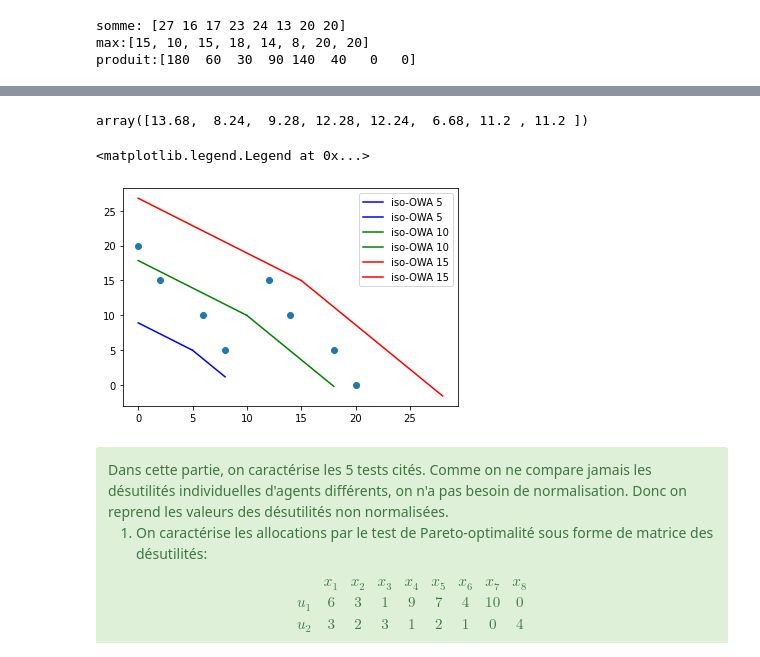
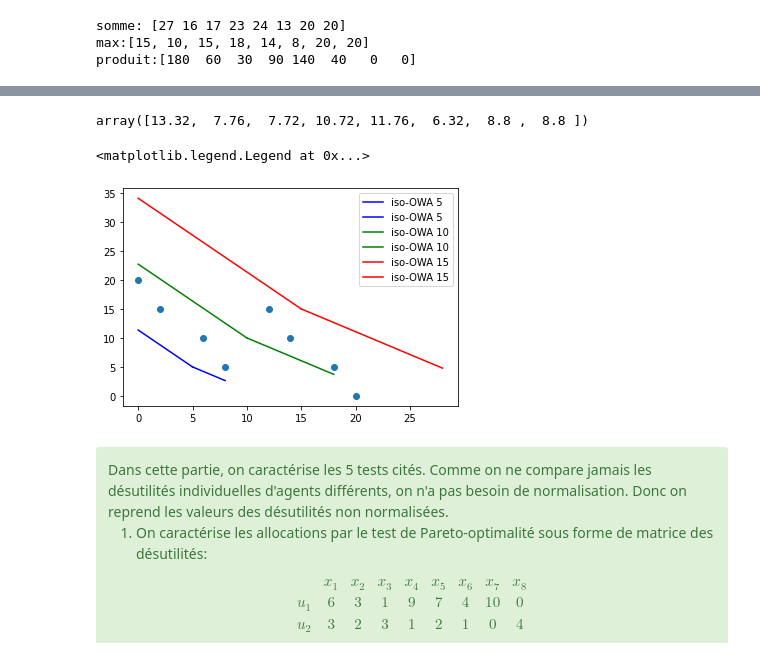
Before and after one commit to Ziqing-WU/Project-EquitableSharing, a Jupyter notebook: BE partage equitable.ipynb, the cells around one changed output, grey strips where cells are left out. Cells and saved outputs as stored; diff of their text form; code cells hidden in the pictures.

```diff
--- a/BE partage equitable.ipynb
+++ b/BE partage equitable.ipynb
@@ -258,7 +264,7 @@ Dans notre cas des désutilités, il est nécessaire de mettre ce vecteur comme
 </div>
 # %%
 # Calculation of OWA
-w = np.array([0.44, 0.56])
+w = np.array([0.56, 0.44])
 OWA=np.zeros(len(u1))
 for i in range(len(u1)):
     if u1[i]>=u2[i]:
@@ -267,27 +273,27 @@ for i in range(len(u1)):
         OWA[i] = u1[i]*w[0]+u2[i]*w[1]
 OWA
 # %% [output]
-array([13.68,  8.24,  9.28, 12.28, 12.24,  6.68, 11.2 , 11.2 ])
+array([13.32,  7.76,  7.72, 10.72, 11.76,  6.32,  8.8 ,  8.8 ])
 # %%
 # Plot the iso-OWA curves
 OWAs = [5, 10, 15]
 fig = plt.figure()
 ax = plt.axes()
 
 labels = ["iso-OWA "+str(i) for i in OWAs]
 colors = ['b', 'g', 'r', 'c']
 i=0
 for i in range(len(OWAs)):
-    x1 = np.linspace(inters[i],8+10*i,1000)
-    x2 = np.linspace(0, inters[i], 1000)
+    x1 = np.linspace(OWAs[i],8+10*i,1000)
+    x2 = np.linspace(0, OWAs[i], 1000)
     ax.plot(x1, -(w[1]/w[0])*x1+OWAs[i]/w[0], label = labels[i], color = colors[i])
     ax.plot(x2, -(w[0]/w[1])*x2+OWAs[i]/w[1], label = labels[i], color = colors[i])
     i+=1
 ax.scatter(u1, u2)
 ax.legend(loc = 1)
 # %% [output]
 <matplotlib.legend.Legend at 0x...>
-[figure, old version]
+[figure, new version]
 # %% [markdown]
 <div class="alert alert-block alert-success">
 Dans cette partie, on caractérise les 5 tests cités. Comme on ne compare jamais les désutilités individuelles d'agents différents, on n'a pas besoin de normalisation. Donc on reprend les valeurs des désutilités non normalisées.
```
Also changed, not shown: parts of 5 cells of this notebook.
